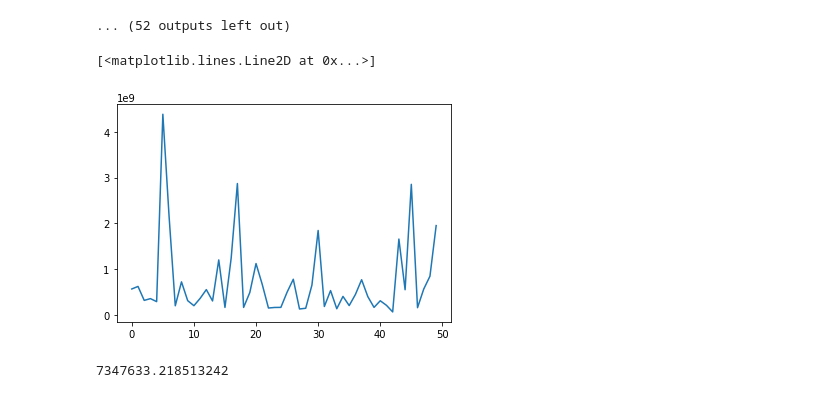
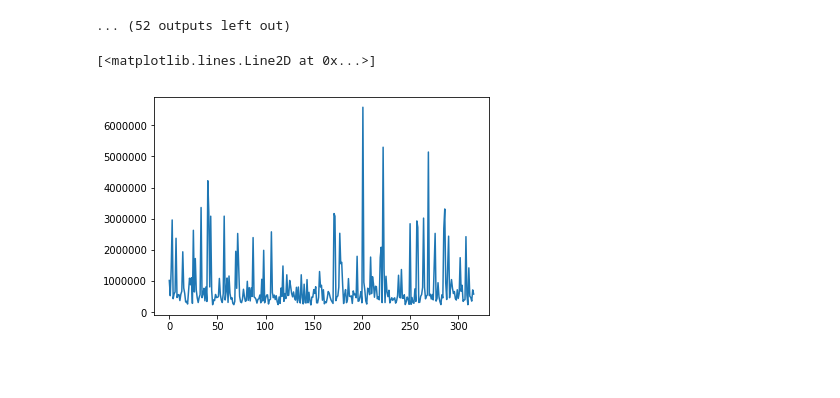
Before and after one commit to etaleinc/coinAPI-data, a Jupyter notebook: ipynotebooks/temp_check.ipynb, the cells around one changed output. Drawn from its saved outputs; the diff is of its cells as text; code cells hidden in the pictures; blank space fills up the shorter version.

```diff
--- a/ipynotebooks/temp_check.ipynb
+++ b/ipynotebooks/temp_check.ipynb
@@ -185,7 +185,7 @@ LTC
 ... (52 outputs left out)
 # %%
 VOL={}
-datapath='/home/databot/data/coinapi/'
+datapath='/home/databot/data/coinapi/2018/'
 for root, dirs, files in os.walk(datapath, topdown=False):
     for csvfil in files:
         csvfil=os.path.join(root, csvfil)
@@ -194,16 +194,11 @@ for root, dirs, files in os.walk(datapath, topdown=False):
                 sbam = csv.DictReader(infile)
                 for row in sbam:
                     ttt=row['time_period_end']
-                    if row['asset_id_base']=='SC' and row['asset_id_quote']=='BTC':
+                    if row['asset_id_base']=='ETH' and row['asset_id_quote']=='BTC':
                         volt=float(row['volume_traded'])
                         VOL[ttt]=volt
 # %%
-plt.plot(list(VOL.values())[:50])
+plt.plot(list(VOL.values()))
 # %% [output]
 [<matplotlib.lines.Line2D at 0x...>]
-[figure, old version]
+[figure, new version]
-# %%
-A=np.array(list(VOL.values())[400:])
-np.max(A)
-# %% [output]
-7347633.218513242
```
Also changed, not shown: 21 other files.
